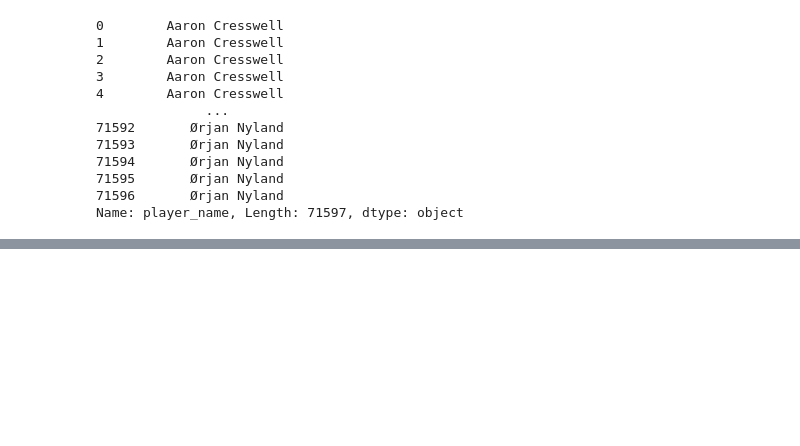
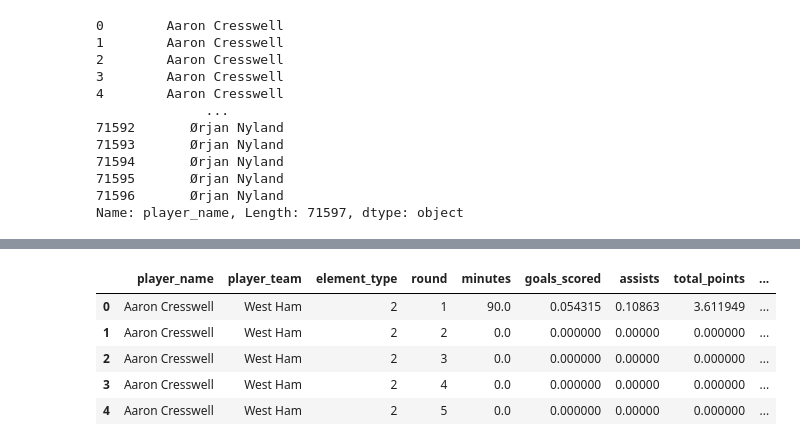
Before and after one commit to Julen-Stha/Extra-Prof-Classes, a Jupyter notebook: Day-3/pandas1.ipynb, the cells around one changed output, grey strips where cells are left out. Cells and saved outputs as stored; diff of their text form; code cells hidden in the pictures; blank space fills up the shorter version.

```diff
--- a/Day-3/pandas1.ipynb
+++ b/Day-3/pandas1.ipynb
@@ -184,0 +231,9 @@ data[columns]
+# %%
+data_subset.head()#default 5 but u can keep any number insite
+# %% [output]
+|  | player_name | player_team | element_type | round | minutes | goals_scored | assists | total_points | ... |
+| 0 | Aaron Cresswell | West Ham | 2 | 1 | 90.0 | 0.054315 | 0.10863 | 3.611949 | ... |
+| 1 | Aaron Cresswell | West Ham | 2 | 2 | 0.0 | 0.000000 | 0.00000 | 0.000000 | ... |
+| 2 | Aaron Cresswell | West Ham | 2 | 3 | 0.0 | 0.000000 | 0.00000 | 0.000000 | ... |
+| 3 | Aaron Cresswell | West Ham | 2 | 4 | 0.0 | 0.000000 | 0.00000 | 0.000000 | ... |
+| 4 | Aaron Cresswell | West Ham | 2 | 5 | 0.0 | 0.000000 | 0.00000 | 0.000000 | ... |
```
Also changed, not shown: parts of 12 cells of this notebook.
